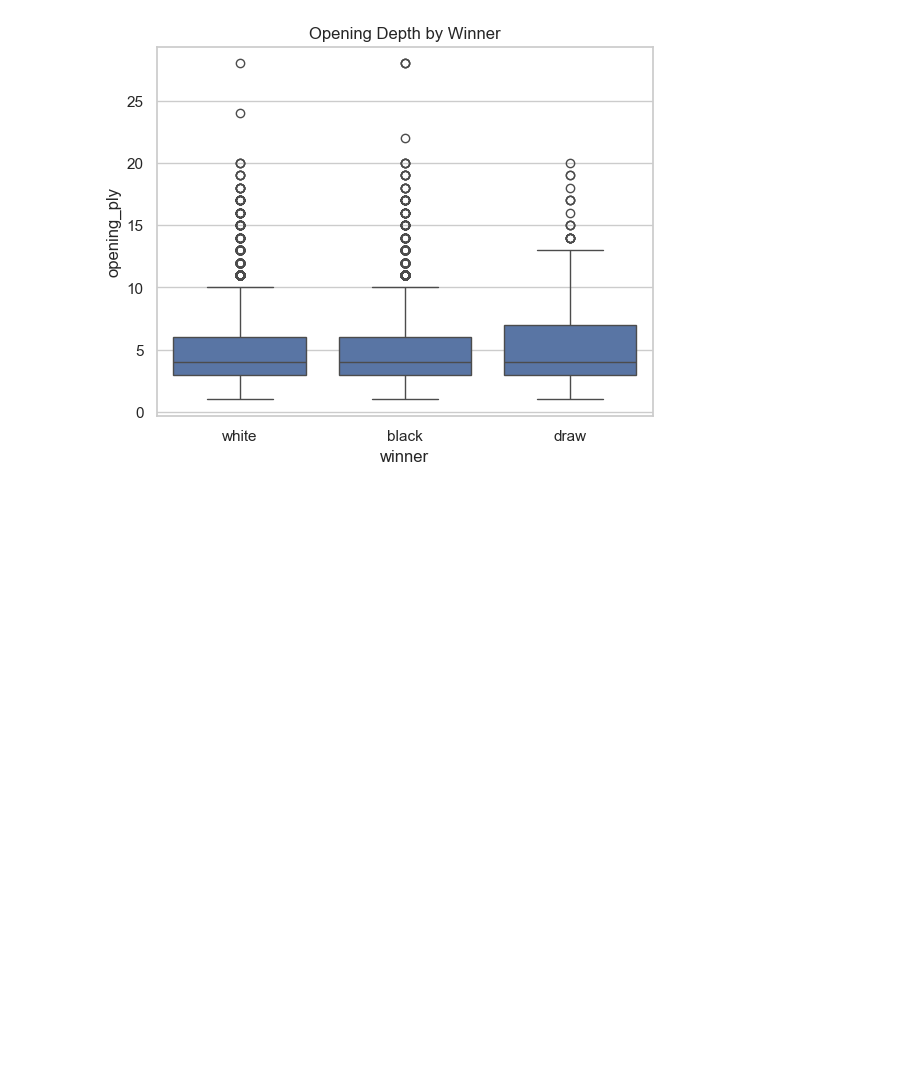
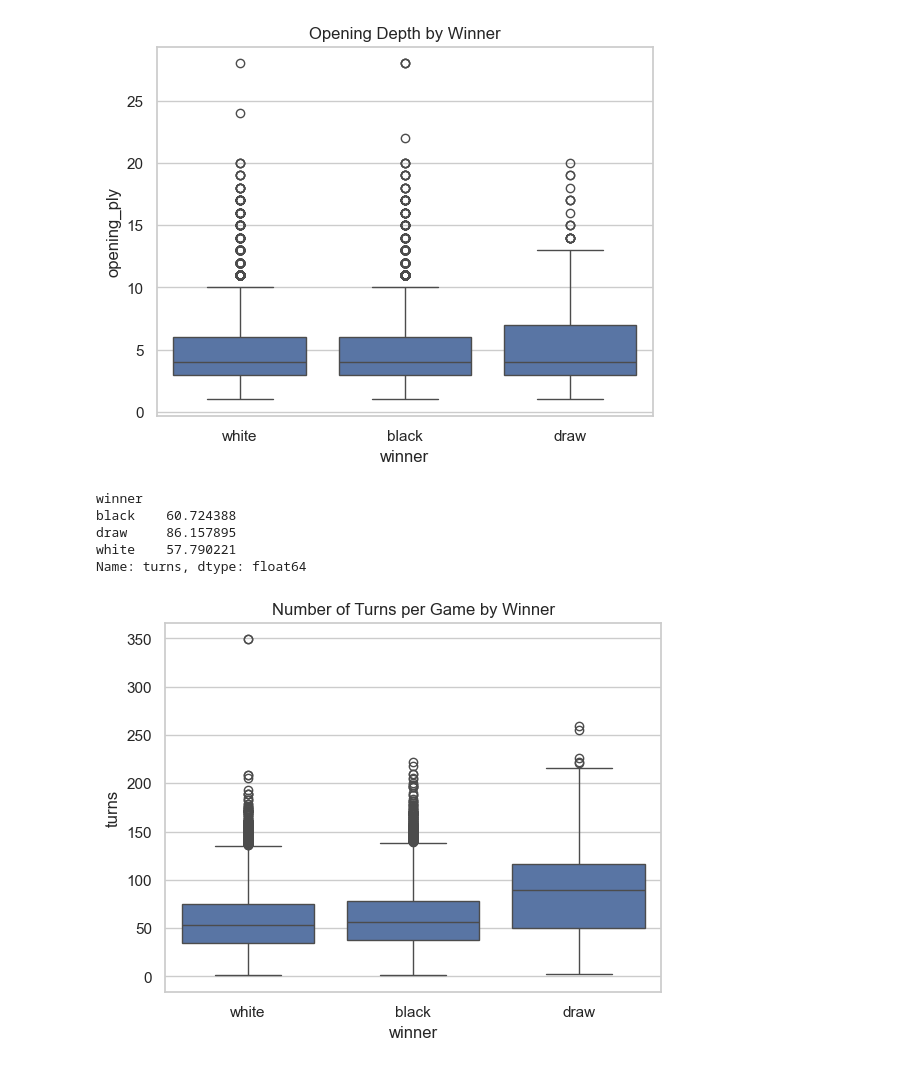
Before and after one commit to aakash-gupta02/LiChess-Analysis-Python, a Jupyter notebook: overview & analytics.ipynb, the cells around one changed output. Cells and saved outputs as stored; diff of their text form; code cells hidden in the pictures; blank space fills up the shorter version.

```diff
--- a/overview & analytics.ipynb
+++ b/overview & analytics.ipynb
@@ -285,3 +285,18 @@ draw     5.056842
 white    4.862114
 Name: opening_ply, dtype: float64
 [figure]
+# %%
+# 🔟 What is the average number of turns per game by result?
+
+print(df.groupby('winner')['turns'].mean())
+
+sns.boxplot(x='winner', y='turns', data=df)
+plt.title("Number of Turns per Game by Winner")
+plt.show()
+# %% [output]
+winner
+black    60.724388
+draw     86.157895
+white    57.790221
+Name: turns, dtype: float64
+[figure, added]
```
Also changed, not shown: parts of 7 cells of this notebook.
